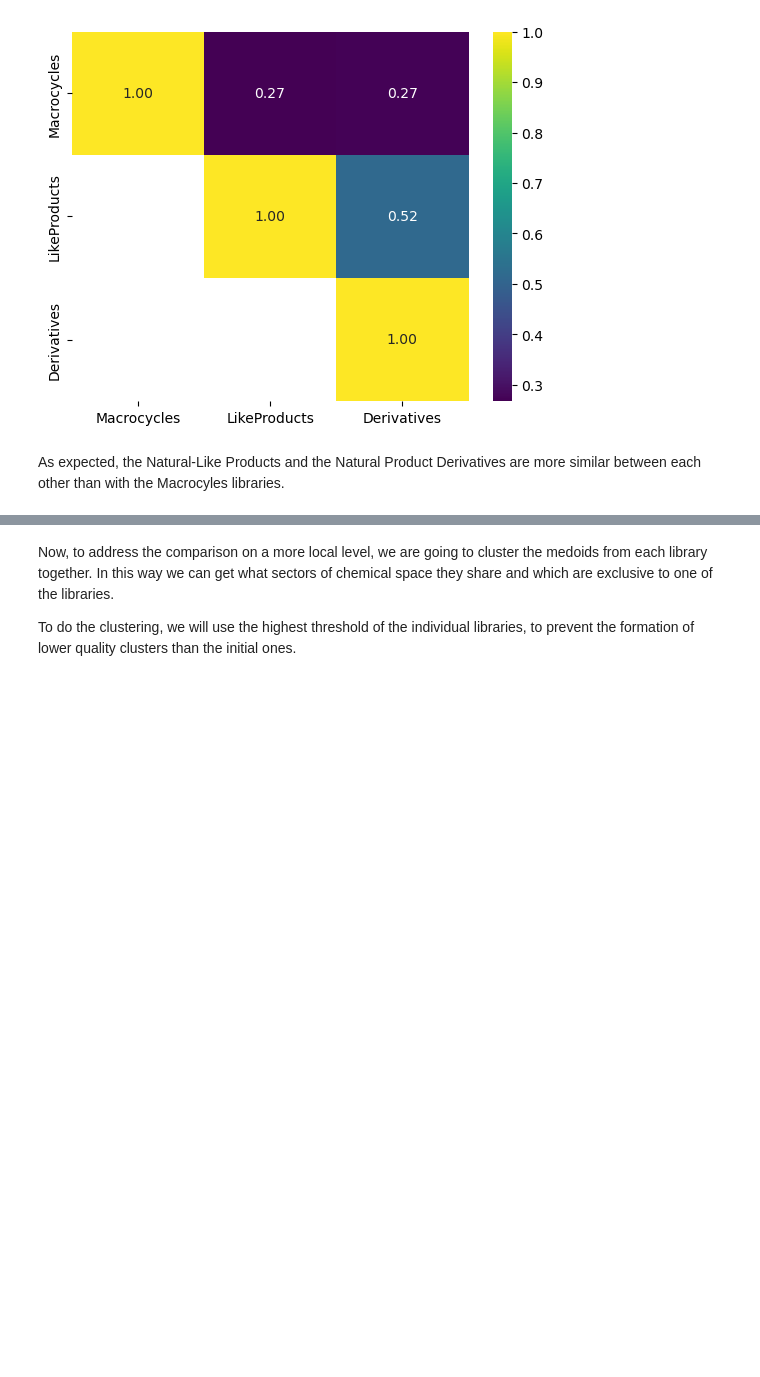
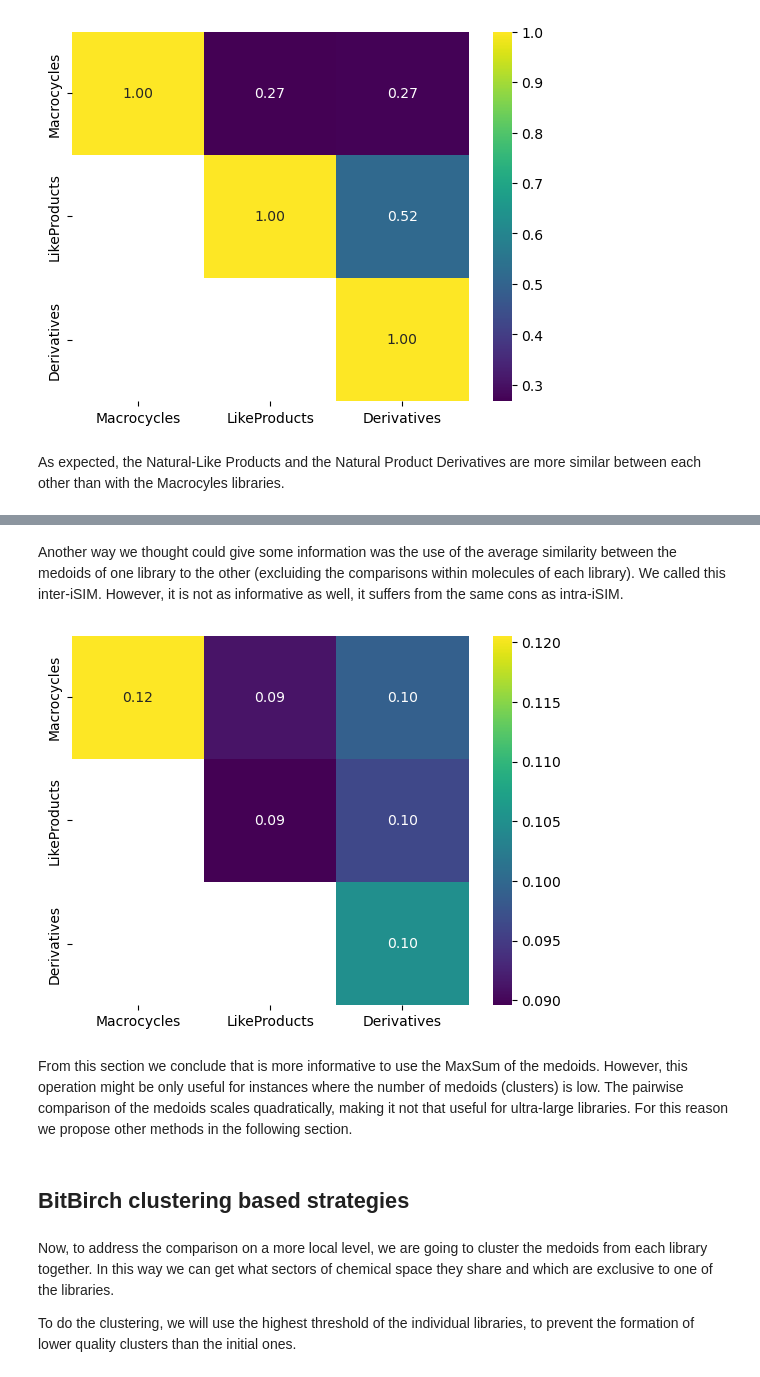
Before and after one commit to mqcomplab/iChem, a Jupyter notebook: scripts/library_compare.ipynb, the cells around one changed output, grey strips where cells are left out. Drawn from its saved outputs; the diff is of its cells as text; code cells hidden in the pictures; blank space fills up the shorter version.

```diff
--- a/scripts/library_compare.ipynb
+++ b/scripts/library_compare.ipynb
@@ -99,3 +105,13 @@ As expected, the Natural-Like Products and the Natural Product Derivatives are m
+# %% [markdown]
+Another way we thought could give some information was the use of the average similarity between the medoids of one library to the other (excluiding the comparisons within molecules of each library). We called this inter-iSIM. However, it is not as informative as well, it suffers from the same cons as intra-iSIM.
+# %%
+sims_results = CompLib.compare_medoids_heatmap(methodology='interiSIM')
+# %% [output]
+[figure, added]
+# %% [markdown]
+From this section we conclude that is more informative to use the MaxSum of the medoids. However, this operation might be only useful for instances where the number of medoids (clusters) is low. The pairwise comparison of the medoids scales quadratically, making it not that useful for ultra-large libraries. For this reason we propose other methods in the following section.
+# %% [markdown]
+## BitBirch clustering based strategies
 # %% [markdown]
 Now, to address the comparison on a more local level, we are going to cluster the medoids from each library together. In this way we can get what sectors of chemical space they share and which are exclusive to one of the libraries.
 
```
Also changed, not shown: parts of 11 cells of this notebook.
